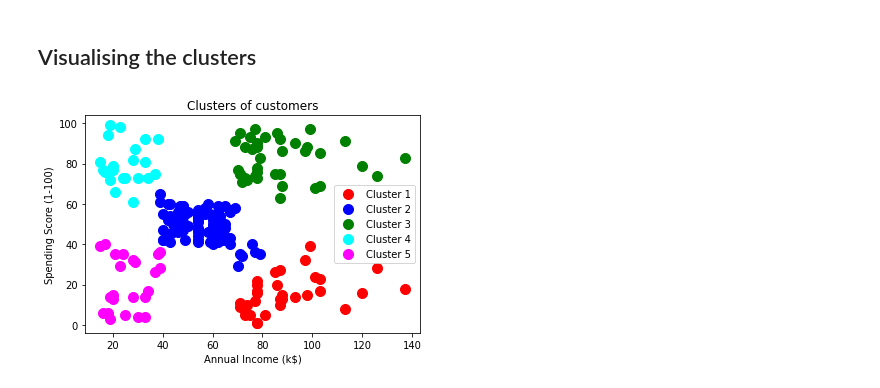
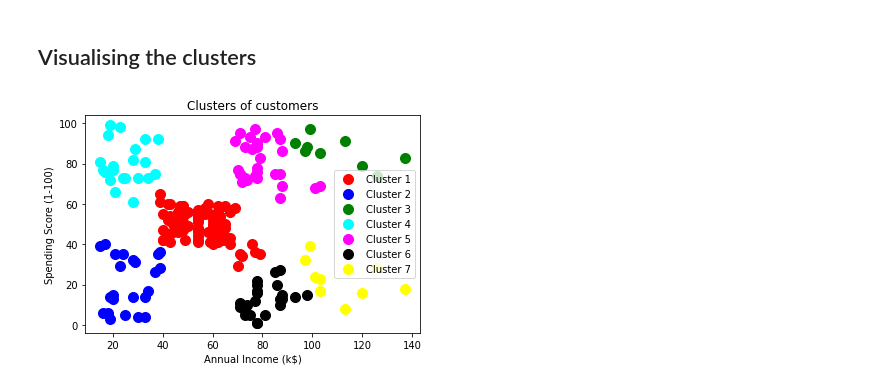
Before and after one commit to data-analytics-professionals/Clustering, a Jupyter notebook: hierarchical_clustering.ipynb, the cells around one changed output. Cells and saved outputs as stored; diff of their text form; code cells hidden in the pictures.

```diff
--- a/hierarchical_clustering.ipynb
+++ b/hierarchical_clustering.ipynb
@@ -26,5 +26,5 @@ plt.show()
 ## Training the Hierarchical Clustering model on the dataset
 # %%
 from sklearn.cluster import AgglomerativeClustering
-hc = AgglomerativeClustering(n_clusters = 5, affinity = 'euclidean', linkage = 'ward')
+hc = AgglomerativeClustering(n_clusters = 7, affinity = 'euclidean', linkage = 'ward')
 y_hc = hc.fit_predict(X)
@@ -33,13 +46,15 @@ y_hc = hc.fit_predict(X)
 # %%
 plt.scatter(X[y_hc == 0, 0], X[y_hc == 0, 1], s = 100, c = 'red', label = 'Cluster 1')
 plt.scatter(X[y_hc == 1, 0], X[y_hc == 1, 1], s = 100, c = 'blue', label = 'Cluster 2')
 plt.scatter(X[y_hc == 2, 0], X[y_hc == 2, 1], s = 100, c = 'green', label = 'Cluster 3')
 plt.scatter(X[y_hc == 3, 0], X[y_hc == 3, 1], s = 100, c = 'cyan', label = 'Cluster 4')
 plt.scatter(X[y_hc == 4, 0], X[y_hc == 4, 1], s = 100, c = 'magenta', label = 'Cluster 5')
+plt.scatter(X[y_hc == 5, 0], X[y_hc == 5, 1], s = 100, c = 'black', label = 'Cluster 6')
+plt.scatter(X[y_hc == 6, 0], X[y_hc == 6, 1], s = 100, c = 'yellow', label = 'Cluster 7')
 plt.title('Clusters of customers')
 plt.xlabel('Annual Income (k$)')
 plt.ylabel('Spending Score (1-100)')
 plt.legend()
 plt.show()
 # %% [output]
-[figure, old version]
+[figure, new version]
```
Also changed, not shown: parts of 1 cell of this notebook.
